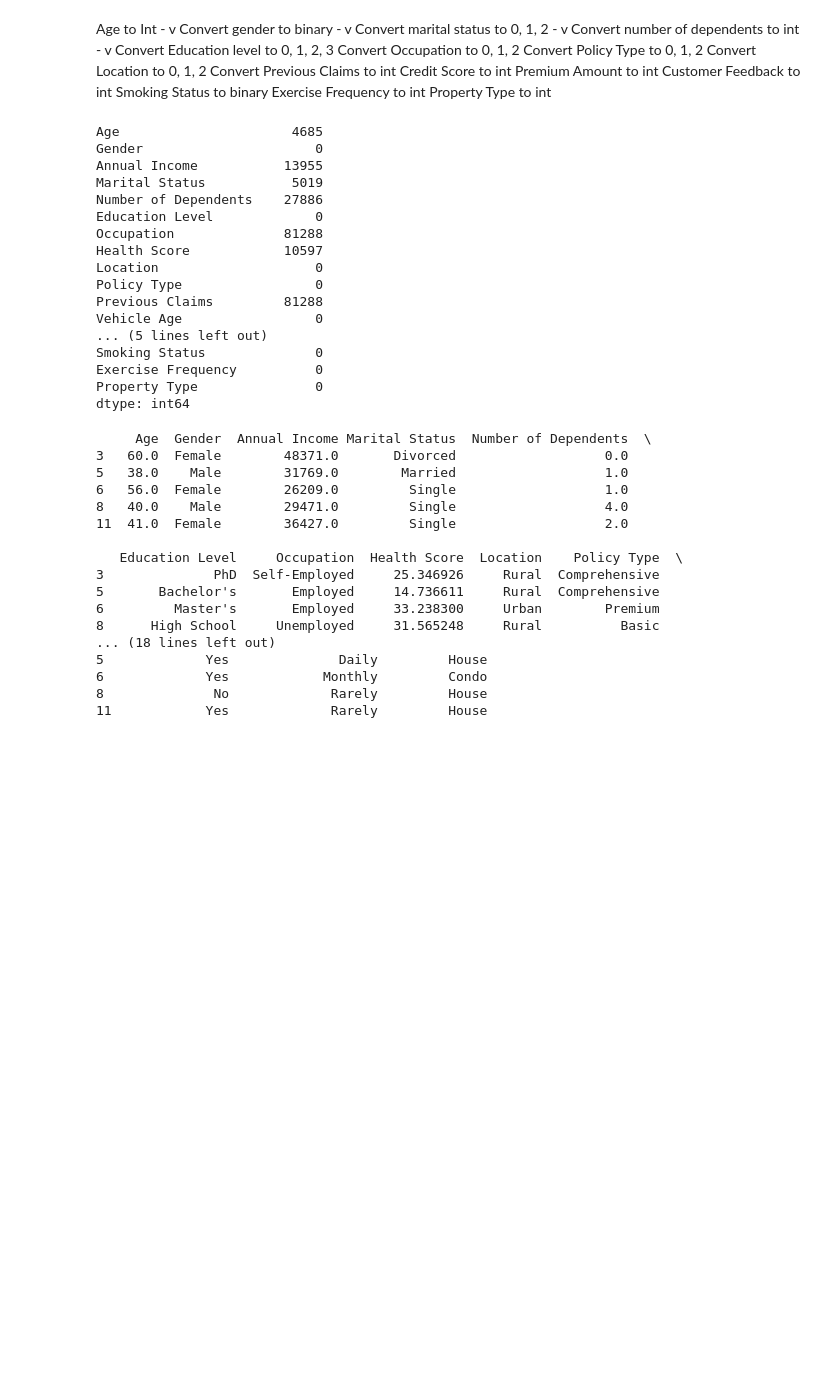
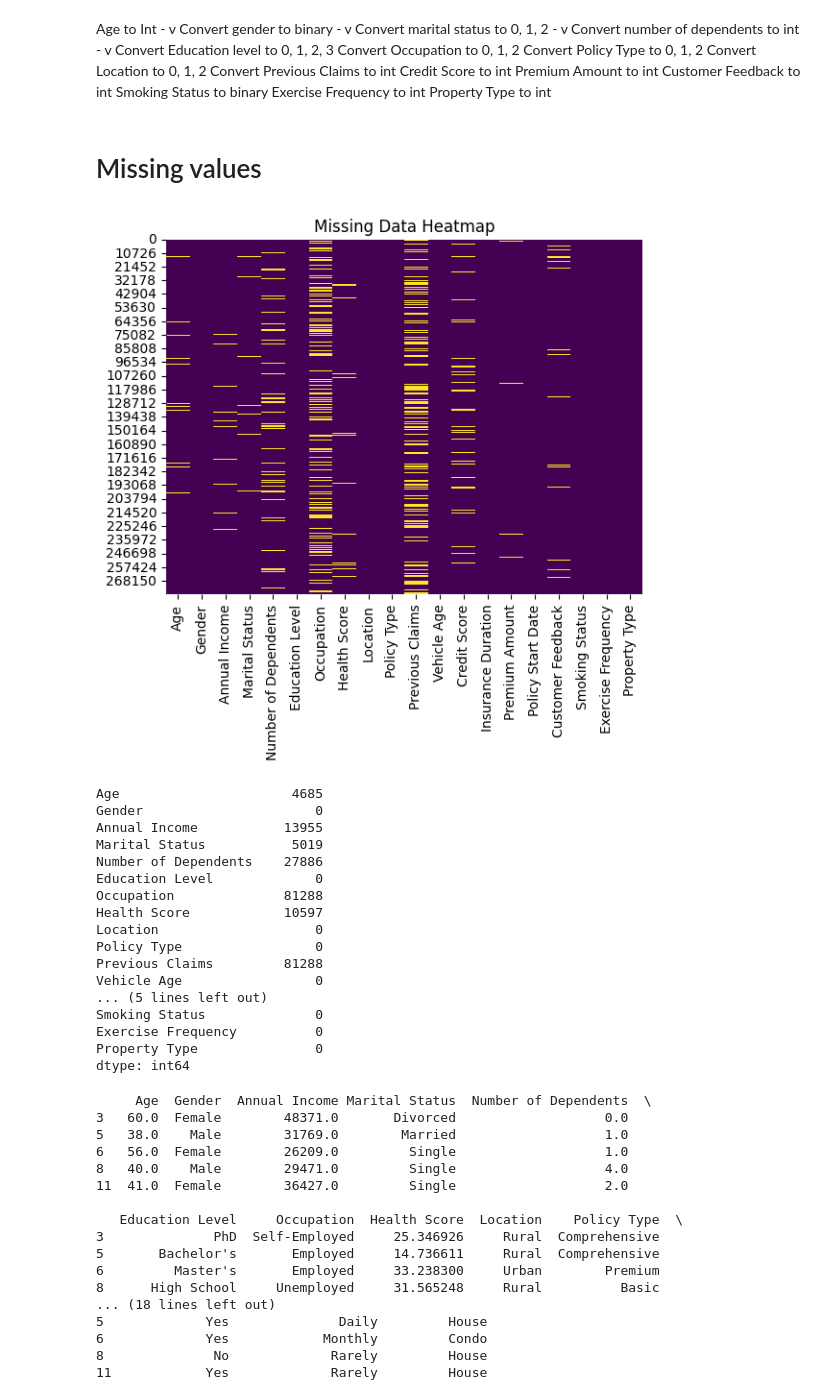
Before and after one commit to HenriqueGuima/Insurance-Risk-Assessment, a Jupyter notebook: supervised_learning_insurance.ipynb, the cells around one changed output. Saved outputs shown, nothing was run; the diff lists cells and outputs as text; code cells hidden in the pictures; blank space fills up the shorter version.

Commit message:
Add initial notebook for exploratory data analysis on insurance premiums

```diff
--- a/supervised_learning_insurance.ipynb
+++ b/supervised_learning_insurance.ipynb
@@ -133,10 +146,18 @@ Customer Feedback to int
 Smoking Status to binary
 Exercise Frequency to int
 Property Type to int
+# %% [markdown]
+# Missing values
 # %%
 # Check for missing values
+
+sns.heatmap(data.isnull(), cbar=False, cmap='viridis')
+plt.title("Missing Data Heatmap")
+plt.show()
+
 print(data.isnull().sum())
 # %% [output]
+[figure, added]
 Age                      4685
 Gender                      0
 Annual Income           13955
```
Also changed, not shown: parts of 14 cells of this notebook, 1 other file.
